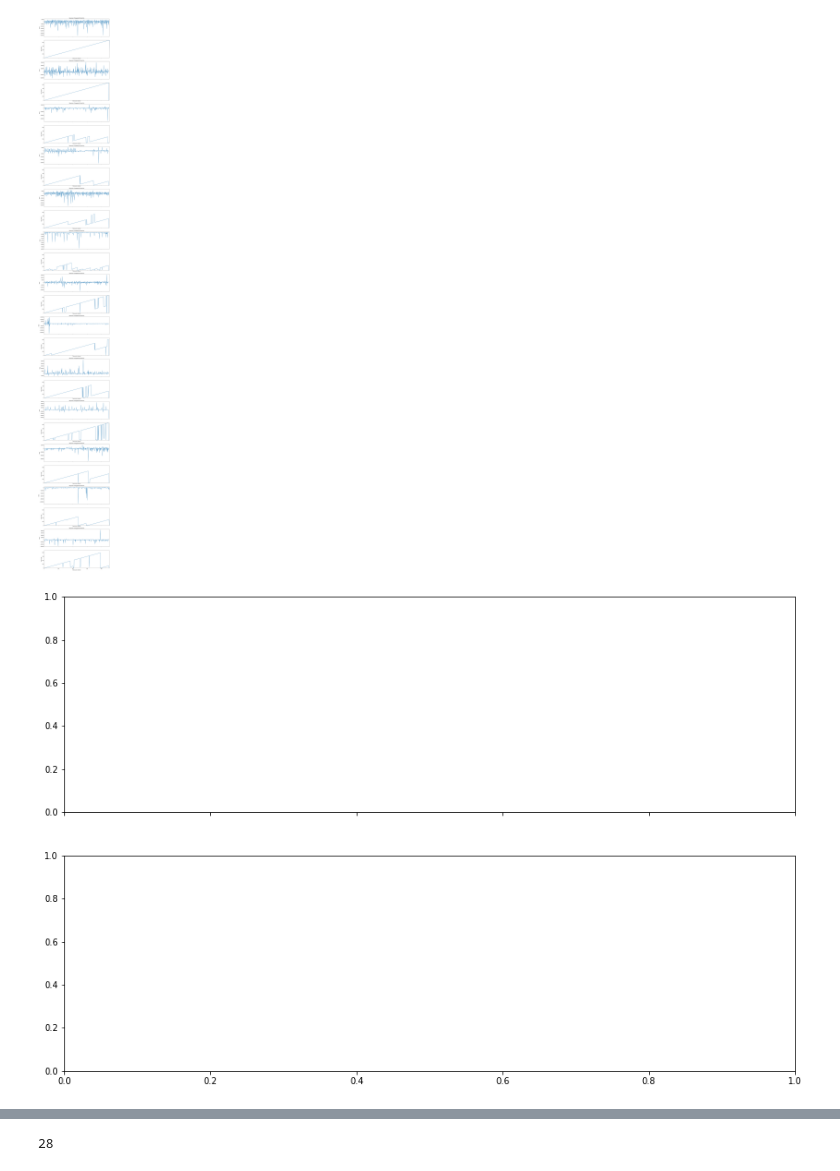
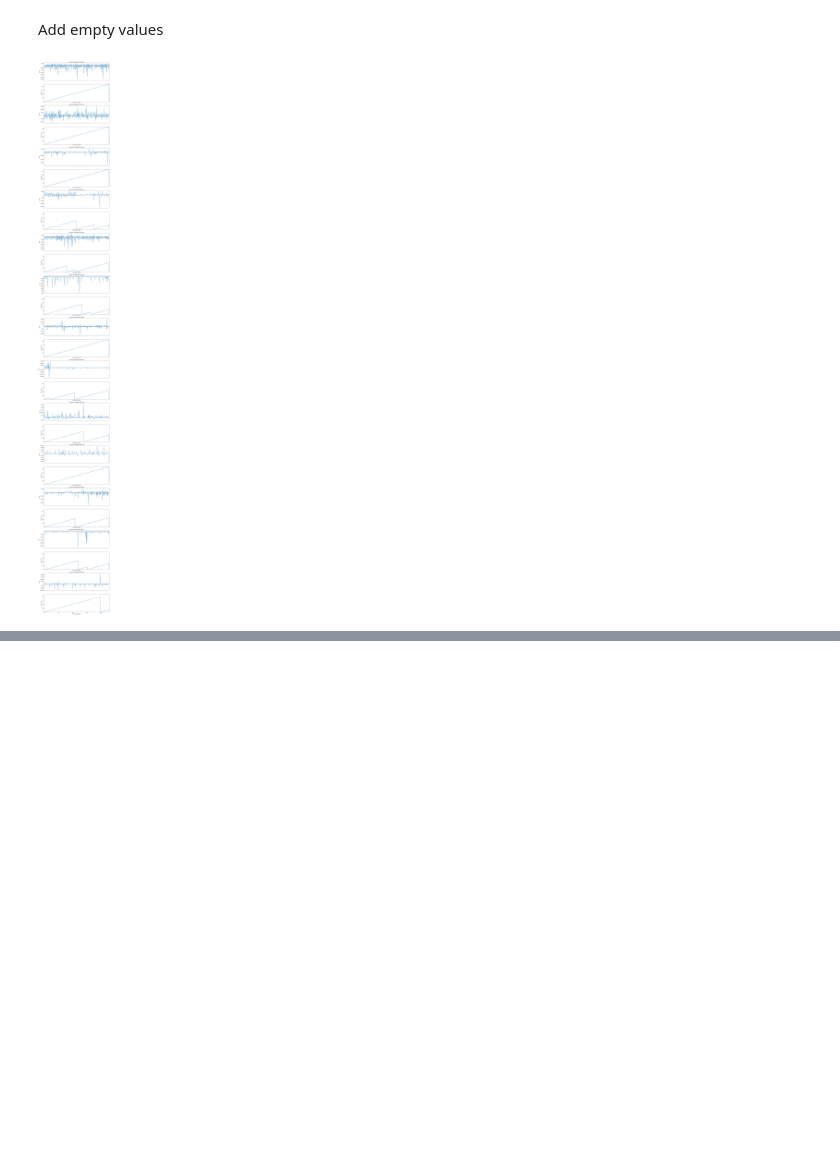
Before and after one commit to PegushinML/BCOD_Thesis, a Jupyter notebook: data/sberbank/transactions_data/BCOD_Test.ipynb, the cells around one changed output, grey strips where cells are left out. Drawn from its saved outputs; the diff is of its cells as text; code cells hidden in the pictures; blank space fills up the shorter version.

```diff
--- a/data/sberbank/transactions_data/BCOD_Test.ipynb
+++ b/data/sberbank/transactions_data/BCOD_Test.ipynb
@@ -8,28 +8,36 @@ import bayesian_online_changepoint_detection as bcod
 series_list = []
 for i in range(0,13):
     series_list.append(pd.read_csv('client' + str(i) +'.csv', header=0))
+# %%
+for j in range(0,13):
+    rows = []
+    for i in range(0,457):
+        row ={'day' : i, 'value' : 0}
+        if series_list[j][series_list[j]['day'] == i]['value'].empty is not True:
+            row['value'] = series_list[j][series_list[j]['day'] == i]['value'].values[0]
+        rows.append(row)
+    series_list[j] = pd.DataFrame(rows)
+# %% [markdown]
+Add empty values
 # %%
 fig, (axes) = plt.subplots(26, 1, figsize=(15,130), sharex=True)
 for i in range(0,13):
     series = series_list[i]
     T = len(series_list[i])
-    bayes_detector = bcod.Detector(hazard_constant=0.001)
+    bayes_detector = bcod.Detector(hazard_constant=0.0001, lag=30)
     result, most_probable_path = bayes_detector.inference(series['value'])
-
-    fig, (ax1, ax2) = plt.subplots(2, 1, figsize=(15,10), sharex=True)
 
     axes[2*i].set_xlim(0, T)
     axes[2*i].set_ylabel('Value')
     axes[2*i].set_title("Bayesian changepoint detection")
 
     axes[2*i + 1].set_xlim(0, T)
     axes[2*i + 1].set_ylim(0, T)
     axes[2*i + 1].set_ylabel('Path length')
     axes[2*i + 1].set_xlabel('Observation Number')
 
     axes[2*i].plot(range(0,T), series['value'])
     axes[2*i + 1].plot(range(0,T + 1), most_probable_path)
 plt.show()
 # %% [output]
-[figure, old version]
+[figure, new version]
-[figure, removed]
@@ -48,4 +43,0 @@ plt.show()
-# %%
-len(axes)
-# %% [output]
-28
```
Also changed, not shown: parts of 1 cell of this notebook, 5 other files.
